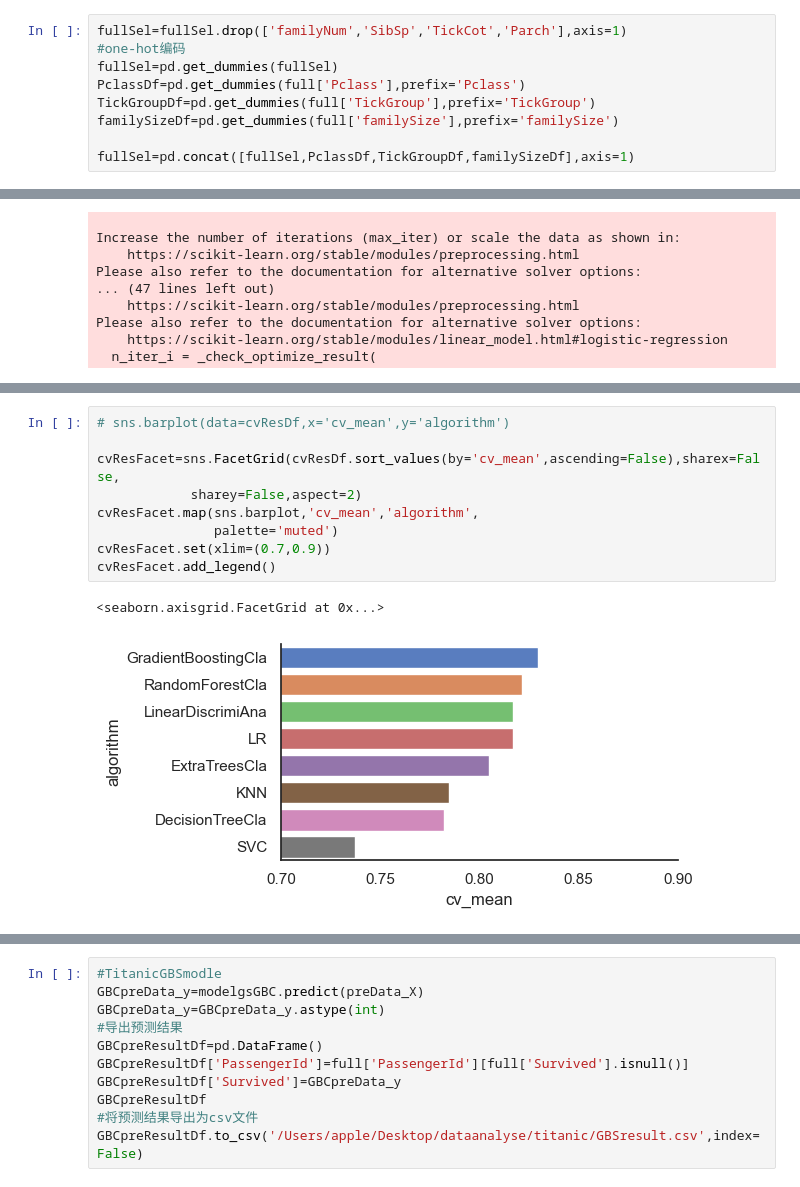
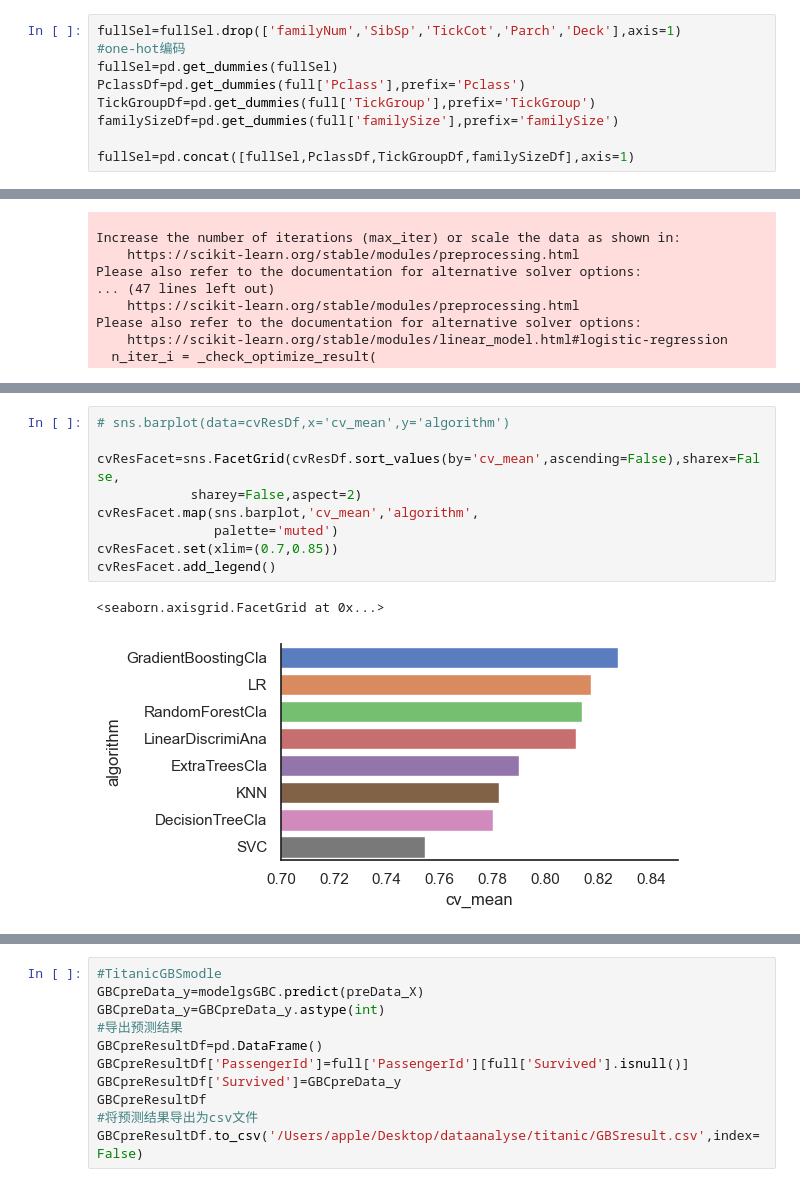
Before and after one commit to Vapourism233/DataAnalysePractice, a Jupyter notebook: DifferentAlgorithm.ipynb, the cells around one changed output, grey strips where cells are left out. Cells and saved outputs as stored; diff of their text form.

```diff
--- a/rf.ipynb
+++ b/DifferentAlgorithm.ipynb
@@ -524,7 +524,7 @@ plt.xticks(rotation=45)
   Text(10.5, 0, 'TickGroup')])
 [figure]
 # %%
-fullSel=fullSel.drop(['familyNum','SibSp','TickCot','Parch'],axis=1)
+fullSel=fullSel.drop(['familyNum','SibSp','TickCot','Parch','Deck'],axis=1)
 #one-hot编码
 fullSel=pd.get_dummies(fullSel)
 PclassDf=pd.get_dummies(full['Pclass'],prefix='Pclass')
@@ -633,15 +633,15 @@ cvResDf
 # %%
 # sns.barplot(data=cvResDf,x='cv_mean',y='algorithm')
 
 cvResFacet=sns.FacetGrid(cvResDf.sort_values(by='cv_mean',ascending=False),sharex=False,
             sharey=False,aspect=2)
 cvResFacet.map(sns.barplot,'cv_mean','algorithm',
                palette='muted')
-cvResFacet.set(xlim=(0.7,0.9))
+cvResFacet.set(xlim=(0.7,0.85))
 cvResFacet.add_legend()
 # %% [output]
 <seaborn.axisgrid.FacetGrid at 0x...>
-[figure, old version]
+[figure, new version]
 # %%
 #GradientBoostingClassifier模型
 GBC = GradientBoostingClassifier()
```
Also changed, not shown: parts of 13 cells of this notebook, 1 other file.
